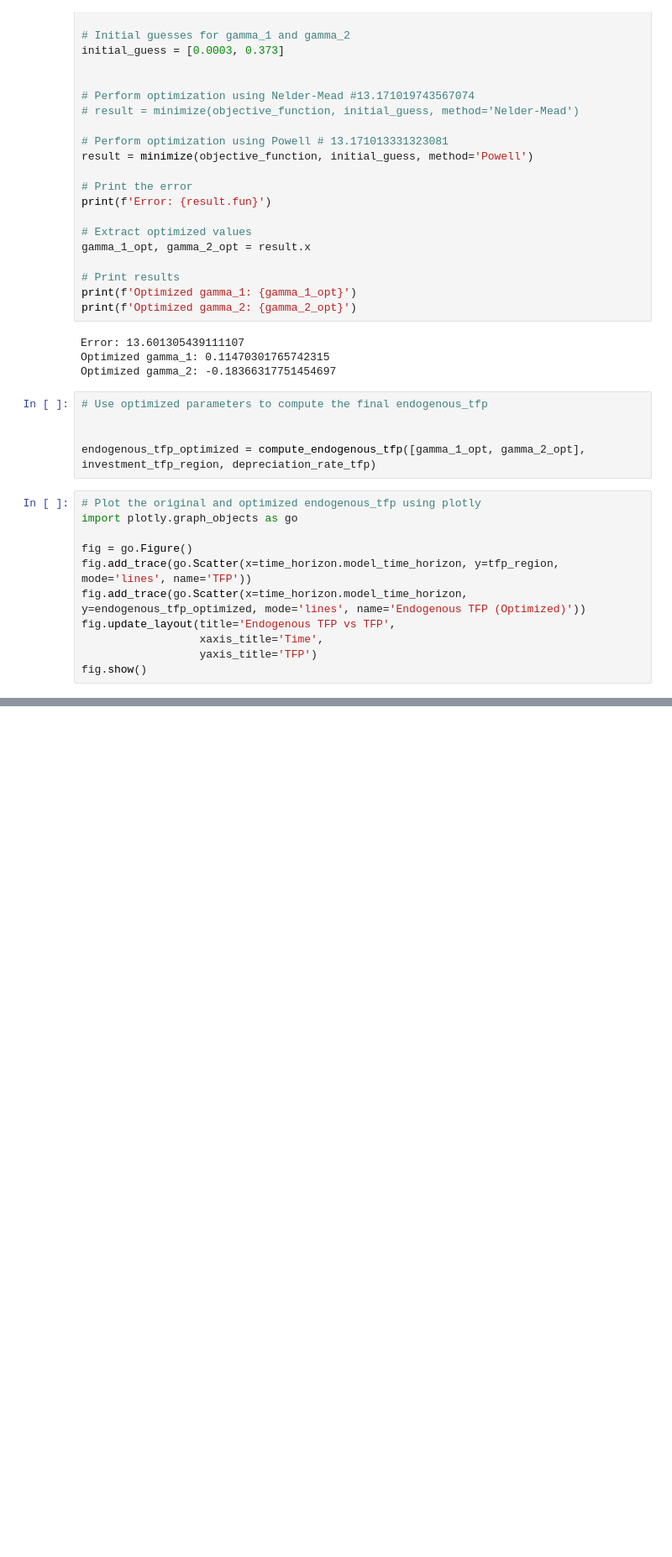
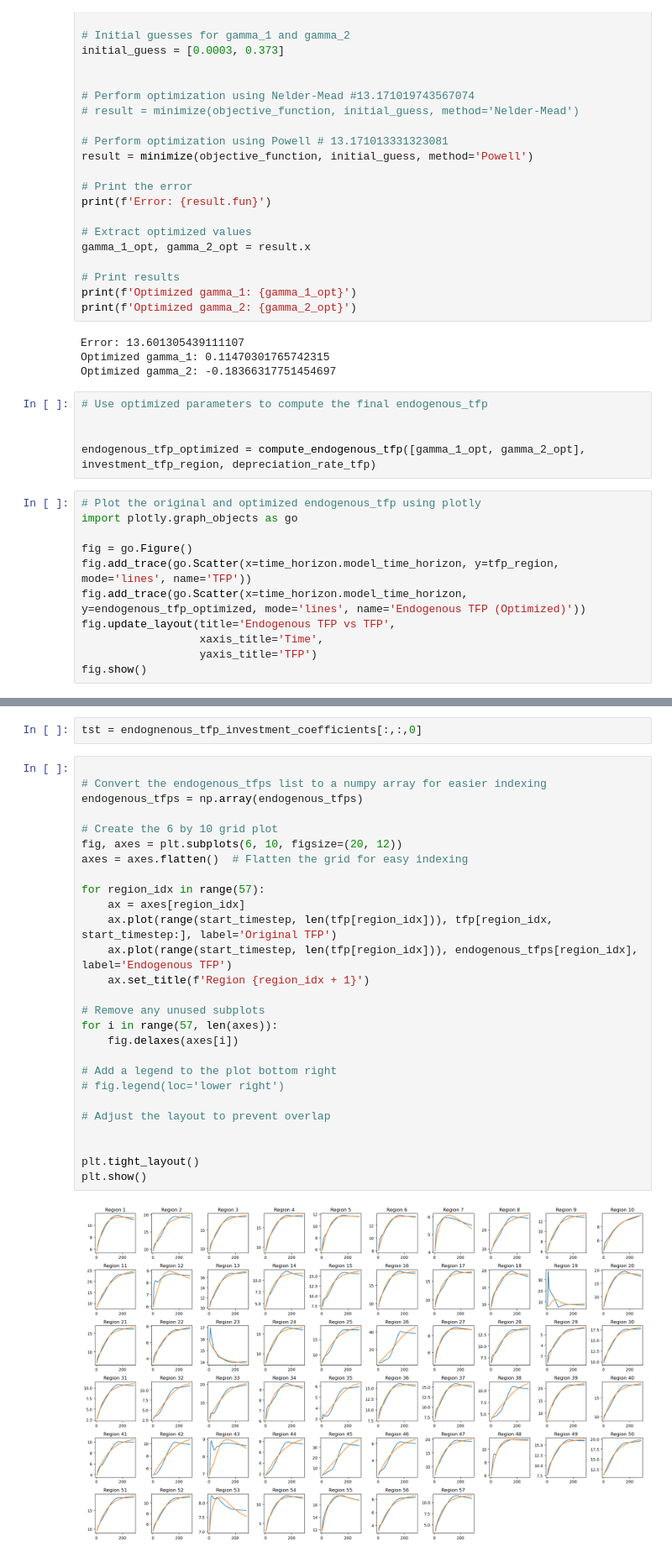
Before and after one commit to pollockDeVis/JUSTICE, a Jupyter notebook: endogenous_growth.ipynb, the cells around one changed output, grey strips where cells are left out. Shown at 84% size. Drawn from its saved outputs; the diff is of its cells as text; blank space fills up the shorter version.

```diff
--- a/endogenous_growth.ipynb
+++ b/endogenous_growth.ipynb
@@ -320,0 +369,31 @@ Error: 35.57124353894626
+# %%
+tst = endognenous_tfp_investment_coefficients[:,:,0]
+# %%
+
+# Convert the endogenous_tfps list to a numpy array for easier indexing
+endogenous_tfps = np.array(endogenous_tfps)
+
+# Create the 6 by 10 grid plot
+fig, axes = plt.subplots(6, 10, figsize=(20, 12))
+axes = axes.flatten()  # Flatten the grid for easy indexing
+
+for region_idx in range(57):
+    ax = axes[region_idx]
+    ax.plot(range(start_timestep, len(tfp[region_idx])), tfp[region_idx, start_timestep:], label='Original TFP')
+    ax.plot(range(start_timestep, len(tfp[region_idx])), endogenous_tfps[region_idx], label='Endogenous TFP')
+    ax.set_title(f'Region {region_idx + 1}')
+
+# Remove any unused subplots
+for i in range(57, len(axes)):
+    fig.delaxes(axes[i])
+
+# Add a legend to the plot bottom right
+# fig.legend(loc='lower right')
+
+# Adjust the layout to prevent overlap
+
+
+plt.tight_layout()
+plt.show()
+# %% [output]
+[figure, added]
```
Also changed, not shown: parts of 7 cells of this notebook, 1 other file.
